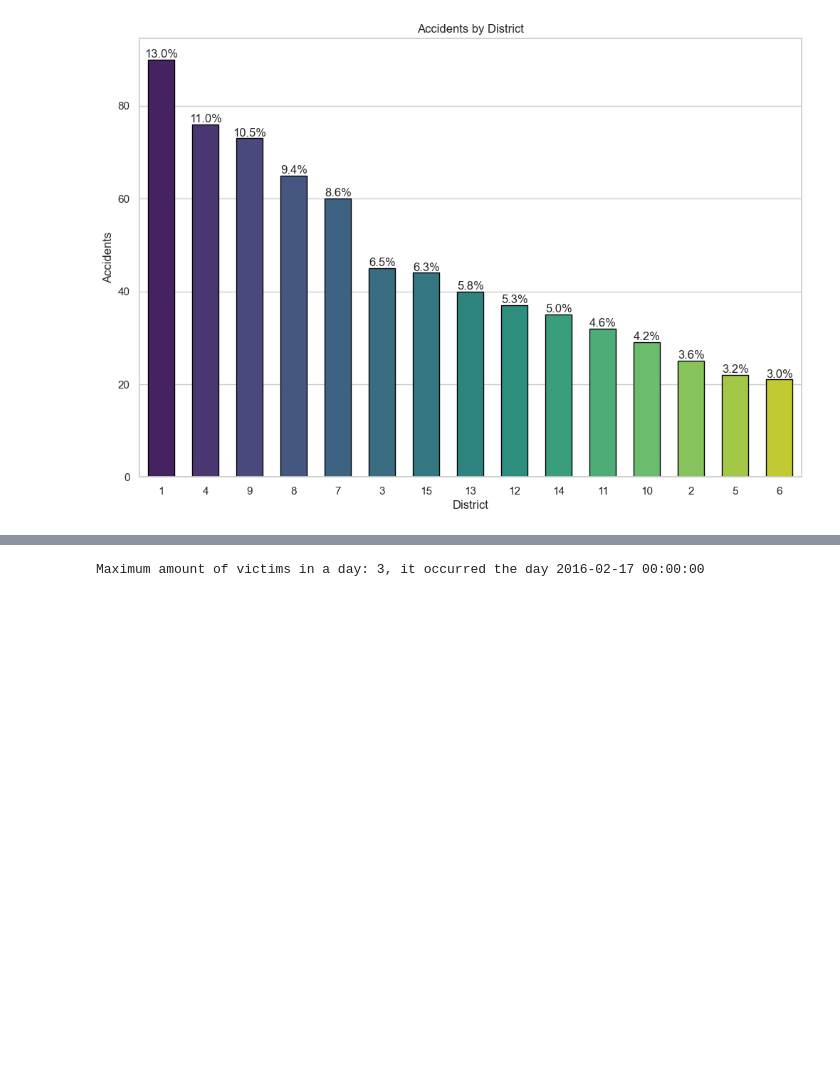
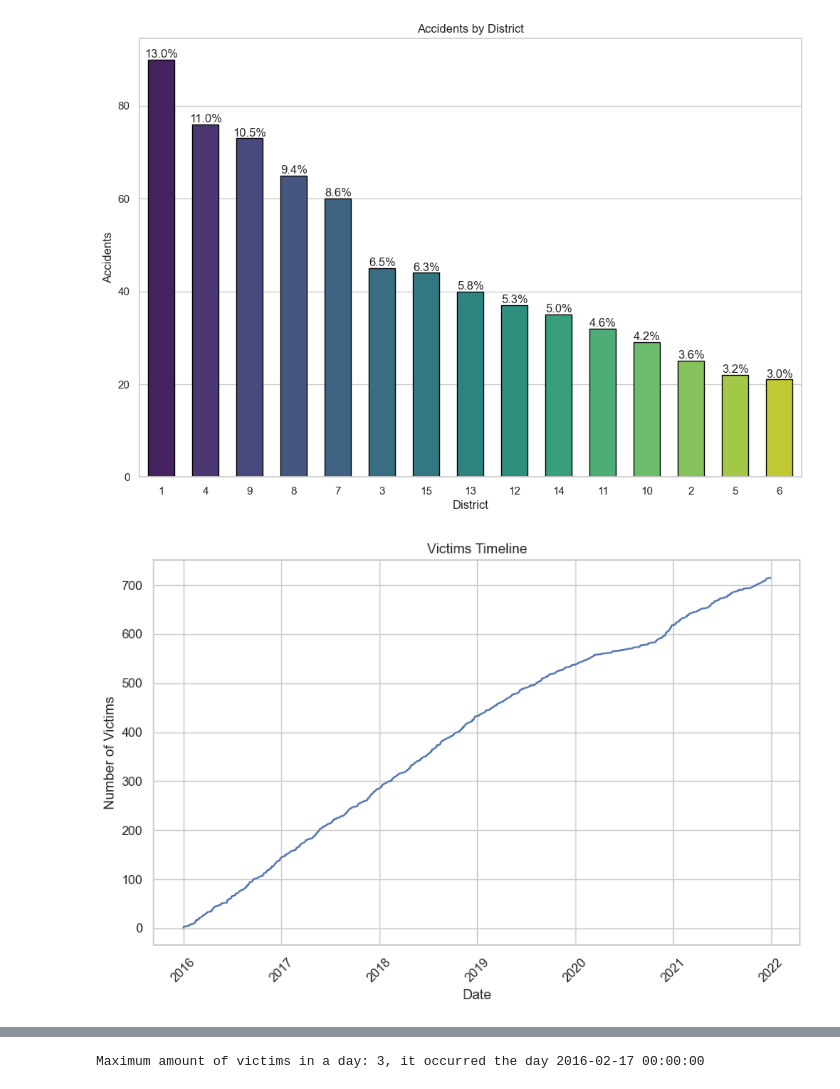
Before and after one commit to motm-1/PI_DA, a Jupyter notebook: draft.ipynb, the cells around one changed output, grey strips where cells are left out. Cells and saved outputs as stored; diff of their text form; code cells hidden in the pictures; blank space fills up the shorter version.

```diff
--- a/draft.ipynb
+++ b/draft.ipynb
@@ -288,6 +288,21 @@ plt.title('Accidents by District')
 plt.show()
 # %% [output]
 [figure]
+# %%
+aux_df = df_1.sort_values(by='FECHA')
+aux_df['CUMULATED_VICTIMS'] = aux_df['N_VICTIMAS'].cumsum()
+
+fig , ax = plt.subplots(figsize=(10, 6))
+
+ax.plot(aux_df['FECHA'], aux_df['CUMULATED_VICTIMS'], linestyle='-')
+
+plt.xlabel('Date')
+plt.ylabel('Number of Victims')
+plt.title('Victims Timeline')
+plt.xticks(rotation=45)
+plt.show()
+# %% [output]
+[figure, added]
 # %%
 df_1[df_1['COMUNA'] == 0]
 # %% [output]
```
Also changed, not shown: parts of 3 cells of this notebook.
